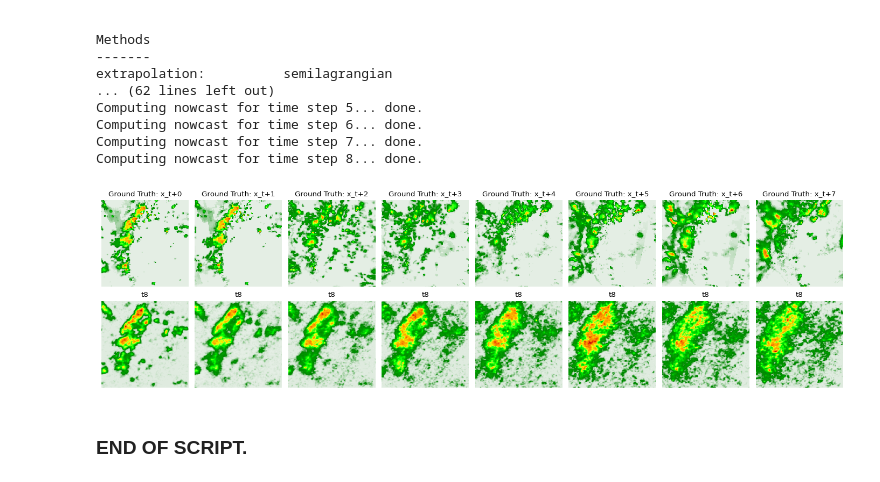
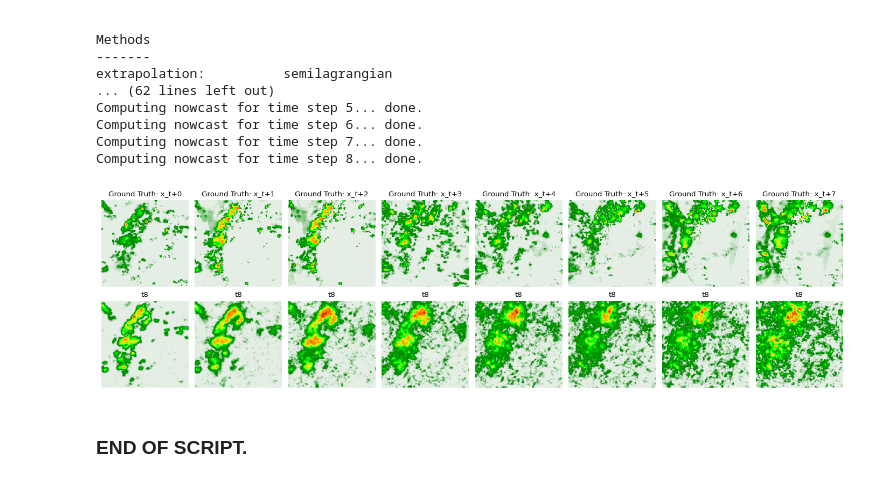
Before and after one commit to Dseal95/DYffcast, a Jupyter notebook: rainnow/notebooks/pysteps_steps/pysteps_exploration.ipynb, the cells around one changed output. Saved outputs shown, nothing was run; the diff lists cells and outputs as text; code cells hidden in the pictures.

```diff
--- a/rainnow/notebooks/pysteps_steps/pysteps_exploration.ipynb
+++ b/rainnow/notebooks/pysteps_steps/pysteps_exploration.ipynb
@@ -152,8 +150,9 @@ torch.Size([6, 4, 1, 128, 128]) torch.Size([6, 1, 1, 128, 128])
 # %% [markdown]
 ### `STEPS` in `PySteps`
 # %%
+b = 0
 pysteps_model = PyStepsSTEPSNowcastModel(
-    input_precip_sequence=dummy_inputs[0, ...],
+    input_precip_sequence=dummy_inputs[b, ...],
     input_dims=(1, 128, 128),  # c, h, w.
     horizon=30,  # in min
     data_time_interval=30,
@@ -171,12 +170,10 @@ R_f = pysteps_model.nowcast(
     mask_method="incremental",  # "sprog",
 )
 
-
-b = 0
 # plot nowcasts.
 plot_a_sequence(
     X=torch.cat([dummy_inputs, dummy_target], dim=1),
-    b=b,
+    b=0,
     global_params=global_params,
     plot_params={"cmap": rain_cmap},
     layout_params=plt_params,
@@ -185,7 +182,7 @@ plot_a_sequence(
     X=torch.cat([dummy_inputs[b, ...], torch.from_numpy(R_f).mean(dim=0).unsqueeze(1)], dim=0).unsqueeze(
         0
     ),
-    b=b,
+    b=0,
     global_params=global_params,
     plot_params={"cmap": rain_cmap},
     layout_params=plt_params,
@@ -249,9 +246,7 @@ Num samples = 18 w/ dims: torch.Size([12, 1, 128, 128])
 # [             [x]       [y1]      [y2]      [y3]] --> [y4]
 # ...
 results = []
-import time
-
-for e, (X, target) in enumerate(eval_loader[:1]):
+for e, (X, target) in enumerate(eval_loader):
     s = time.time()
     predictions = {}
     for t in range(target.size(0)):
@@ -314,8 +309,7 @@ c = 0
 figsize = (14, 4)
 plot_params = {"cmap": rain_cmap, "vmin": 2, "vmax": 18}
 
-idx = 6
-
+idx = 12
 targets, predictions = results[idx]
 predictions = {k: v for k, v in predictions.items()}
 
@@ -393,28 +387,28 @@ Computing nowcast for time step 8... done.
 # %%
 # plot the predictions:
 c = 0
 figsize = (14, 4)
 plot_params = {"cmap": rain_cmap, "vmin": 0.5, "vmax": 18}
 
-idx = 6
+idx = 12
 
 targets, predictions = results[idx]
 
 fig, axs = plt.subplots(2, targets.size(0), figsize=figsize)
 plt.rcParams.update(global_params)
 # plot ground truth in the 1st row.
 for j in range(targets.size(0)):
     axs[0, j].imshow(targets[j, c, ...], **{"cmap": rain_cmap})
     axs[0, j].set_title(f"Ground Truth: x_t+{j}")
 # plot predictions.
 for e, pred in enumerate(predictions):
     axs[1, e].imshow(pred, **{"cmap": rain_cmap})
     axs[1, e].set_title(f"{k}")
 for ax in axs.flatten():
     ax.axis("off")
 
 plt.tight_layout()
 # %% [output]
-[figure, old version]
+[figure, new version]
 # %% [markdown]
 ### END OF SCRIPT.
```
Also changed, not shown: parts of 7 cells of this notebook, 1 other file.
